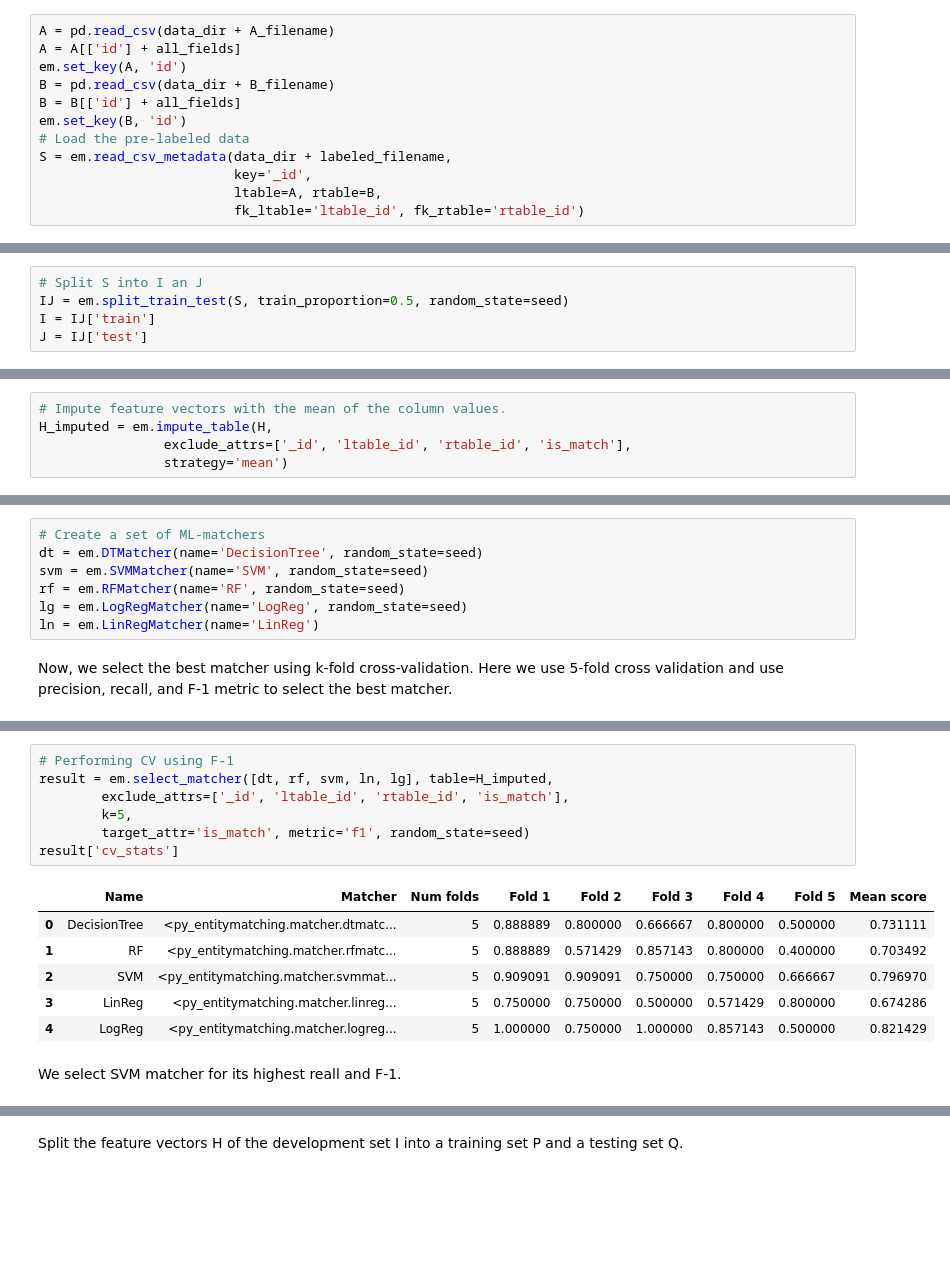
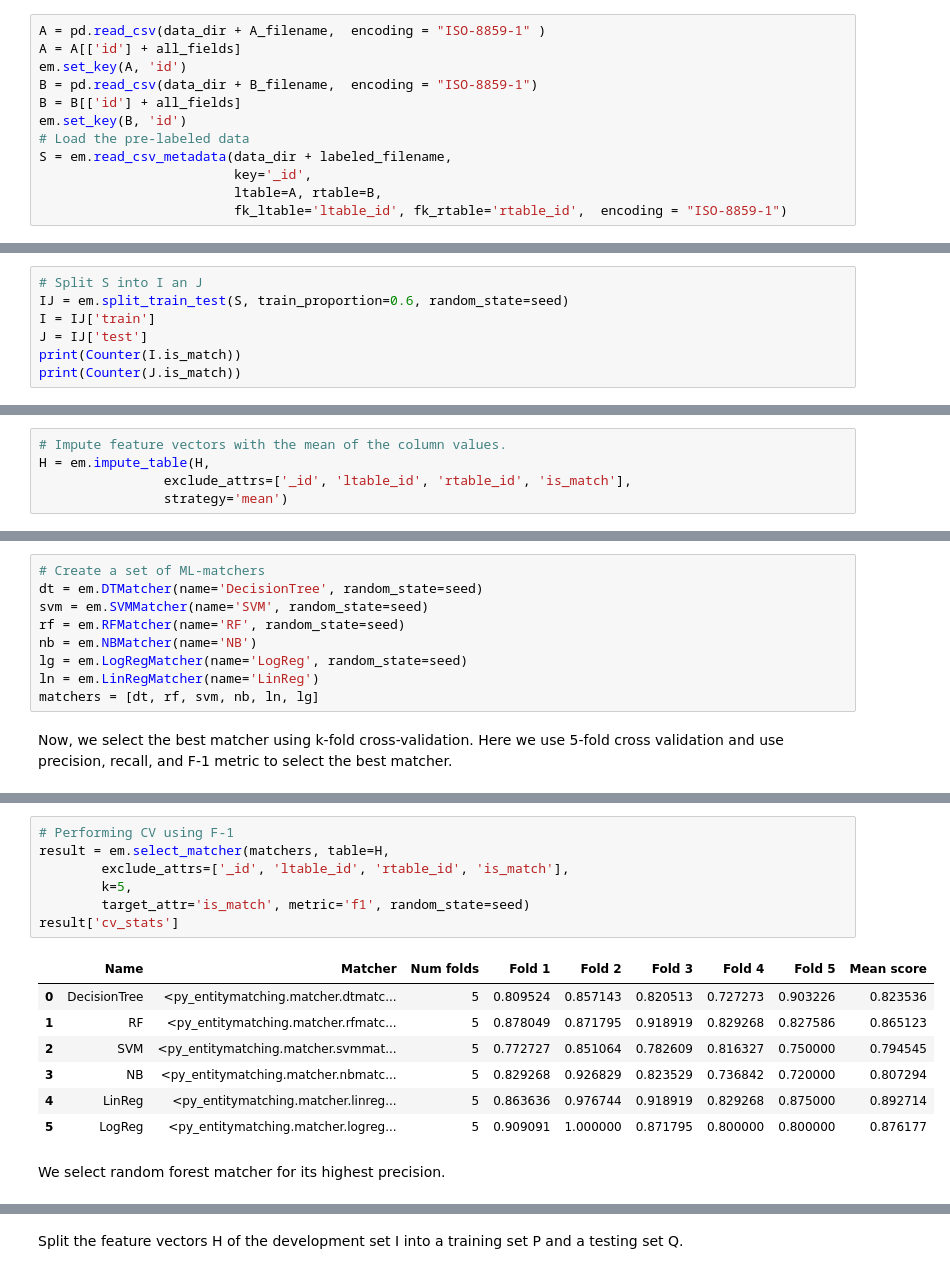
Before and after one commit to jmzhao/cs838-data-mining, a Jupyter notebook: stage3-matching.ipynb, the cells around one changed output, grey strips where cells are left out. Saved outputs shown, nothing was run; the diff lists cells and outputs as text; blank space fills up the shorter version.

```diff
--- a/stage3-matching.ipynb
+++ b/stage3-matching.ipynb
@@ -25,15 +27,15 @@ seed = 0
 # %%
-A = pd.read_csv(data_dir + A_filename)
+A = pd.read_csv(data_dir + A_filename,  encoding = "ISO-8859-1" )
 A = A[['id'] + all_fields]
 em.set_key(A, 'id')
-B = pd.read_csv(data_dir + B_filename)
+B = pd.read_csv(data_dir + B_filename,  encoding = "ISO-8859-1")
 B = B[['id'] + all_fields]
 em.set_key(B, 'id')
 # Load the pre-labeled data
 S = em.read_csv_metadata(data_dir + labeled_filename,
                          key='_id',
                          ltable=A, rtable=B,
-                         fk_ltable='ltable_id', fk_rtable='rtable_id')
+                         fk_ltable='ltable_id', fk_rtable='rtable_id',  encoding = "ISO-8859-1")
 # %% [output]
 Metadata file is not present in the given path; proceeding to read the csv file.
 # %% [markdown]
@@ -41,5 +44,7 @@ Then, split the labeled data into development set and evaluation set. Use the de
 # %%
 # Split S into I an J
-IJ = em.split_train_test(S, train_proportion=0.5, random_state=seed)
+IJ = em.split_train_test(S, train_proportion=0.6, random_state=seed)
 I = IJ['train']
 J = IJ['test']
+print(Counter(I.is_match))
+print(Counter(J.is_match))
@@ -96,7 +109,7 @@ True
 We observe that the extracted feature vectors contain missing values. We have to impute the missing values for the learning-based matchers to fit the model correctly.
 # %%
 # Impute feature vectors with the mean of the column values.
-H_imputed = em.impute_table(H,
+H = em.impute_table(H,
                 exclude_attrs=['_id', 'ltable_id', 'rtable_id', 'is_match'],
                 strategy='mean')
 # %% [markdown]
@@ -108,8 +121,10 @@ First, we need to create a set of learning-based matchers. The following matcher
 dt = em.DTMatcher(name='DecisionTree', random_state=seed)
 svm = em.SVMMatcher(name='SVM', random_state=seed)
 rf = em.RFMatcher(name='RF', random_state=seed)
+nb = em.NBMatcher(name='NB')
 lg = em.LogRegMatcher(name='LogReg', random_state=seed)
 ln = em.LinRegMatcher(name='LinReg')
+matchers = [dt, rf, svm, nb, ln, lg]
 # %% [markdown]
 Now, we select the best matcher using k-fold cross-validation. Here we use 5-fold cross validation and use precision, recall, and F-1 metric to select the best matcher.
 # %%
@@ -143,17 +160,18 @@ result['cv_stats']
 # %%
 # Performing CV using F-1
-result = em.select_matcher([dt, rf, svm, ln, lg], table=H_imputed,
+result = em.select_matcher(matchers, table=H,
         exclude_attrs=['_id', 'ltable_id', 'rtable_id', 'is_match'],
         k=5,
         target_attr='is_match', metric='f1', random_state=seed)
 result['cv_stats']
 # %% [output]
 |  | Name | Matcher | Num folds | Fold 1 | Fold 2 | Fold 3 | Fold 4 | Fold 5 | Mean score |
-| 0 | DecisionTree | <py_entitymatching.matcher.dtmatc... | 5 | 0.888889 | 0.800000 | 0.666667 | 0.800000 | 0.500000 | 0.731111 |
-| 1 | RF | <py_entitymatching.matcher.rfmatc... | 5 | 0.888889 | 0.571429 | 0.857143 | 0.800000 | 0.400000 | 0.703492 |
-| 2 | SVM | <py_entitymatching.matcher.svmmat... | 5 | 0.909091 | 0.909091 | 0.750000 | 0.750000 | 0.666667 | 0.796970 |
-| 3 | LinReg | <py_entitymatching.matcher.linreg... | 5 | 0.750000 | 0.750000 | 0.500000 | 0.571429 | 0.800000 | 0.674286 |
-| 4 | LogReg | <py_entitymatching.matcher.logreg... | 5 | 1.000000 | 0.750000 | 1.000000 | 0.857143 | 0.500000 | 0.821429 |
+| 0 | DecisionTree | <py_entitymatching.matcher.dtmatc... | 5 | 0.809524 | 0.857143 | 0.820513 | 0.727273 | 0.903226 | 0.823536 |
+| 1 | RF | <py_entitymatching.matcher.rfmatc... | 5 | 0.878049 | 0.871795 | 0.918919 | 0.829268 | 0.827586 | 0.865123 |
+| 2 | SVM | <py_entitymatching.matcher.svmmat... | 5 | 0.772727 | 0.851064 | 0.782609 | 0.816327 | 0.750000 | 0.794545 |
+| 3 | NB | <py_entitymatching.matcher.nbmatc... | 5 | 0.829268 | 0.926829 | 0.823529 | 0.736842 | 0.720000 | 0.807294 |
+| 4 | LinReg | <py_entitymatching.matcher.linreg... | 5 | 0.863636 | 0.976744 | 0.918919 | 0.829268 | 0.875000 | 0.892714 |
+| 5 | LogReg | <py_entitymatching.matcher.logreg... | 5 | 0.909091 | 1.000000 | 0.871795 | 0.800000 | 0.800000 | 0.876177 |
 # %% [markdown]
-We select SVM matcher for its highest reall and F-1.
+We select random forest matcher for its highest precision.
 # %% [markdown]
```
Also changed, not shown: parts of 67 cells of this notebook, 2 other files.
